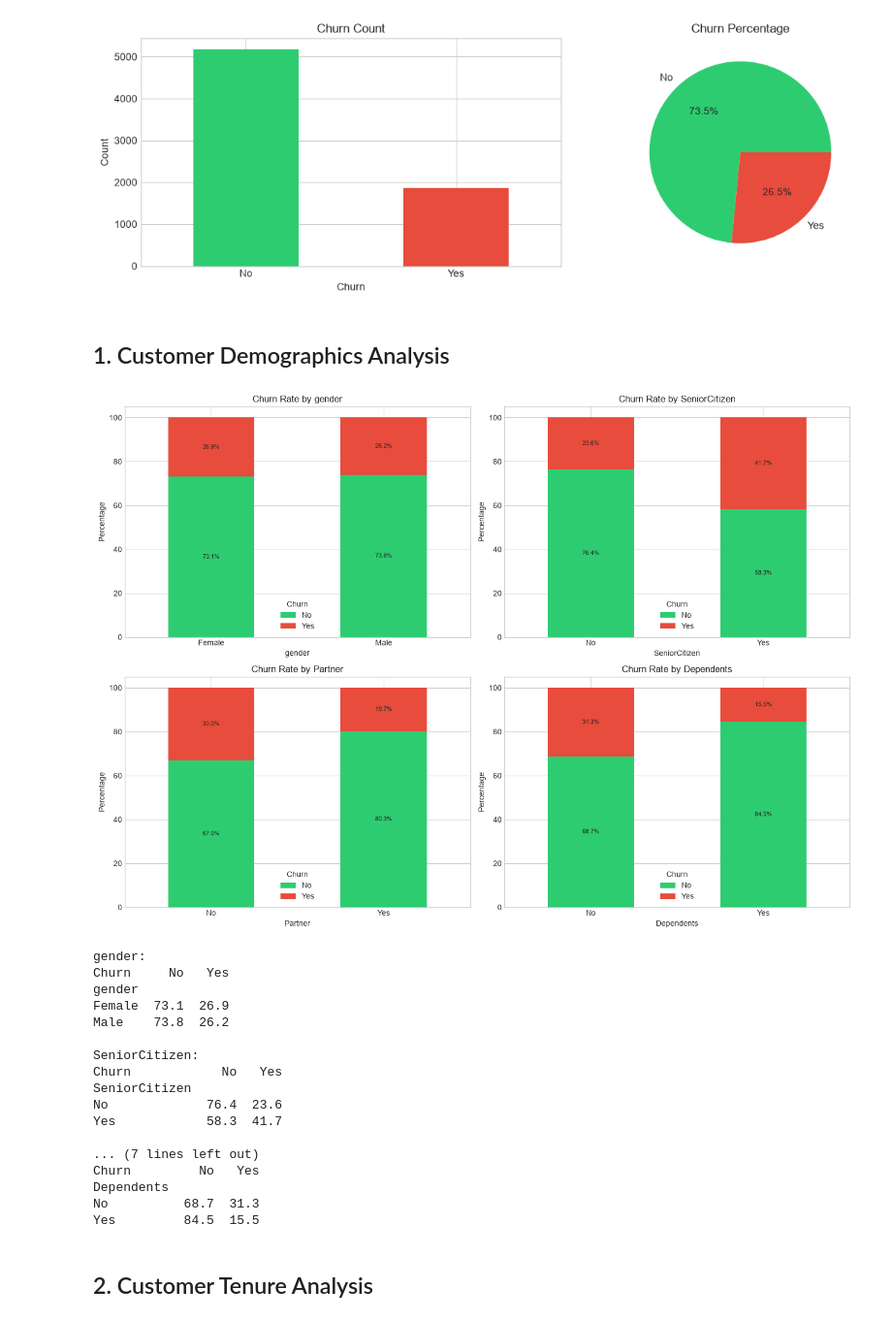
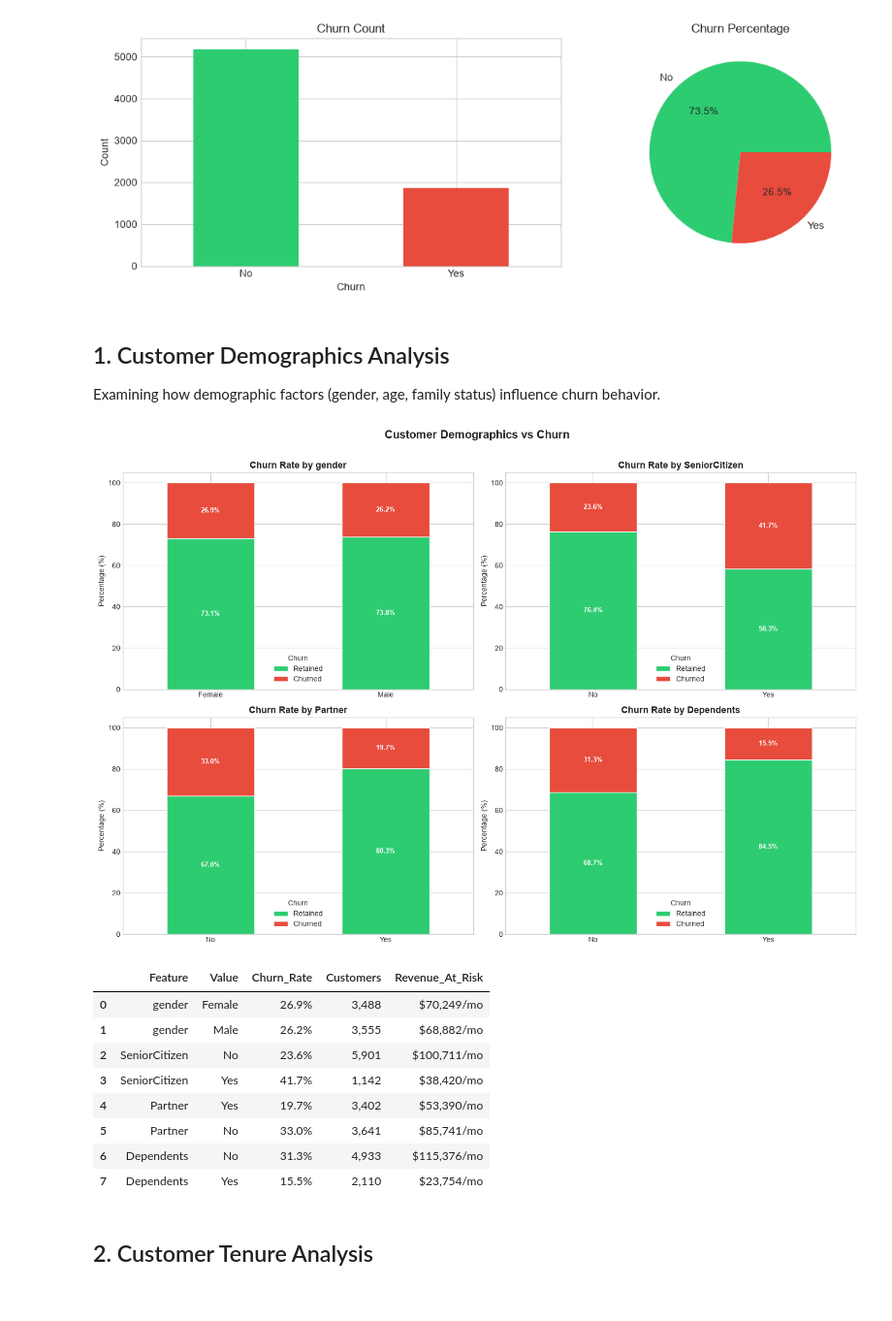
Before and after one commit to UmerAnsari-developer/EDA_Projects, a Jupyter notebook: Customer_Churn_Analysis/Customer_Churn_Analysis.ipynb, the cells around one changed output. Shown at 97% size. Cells and saved outputs as stored; diff of their text form; code cells hidden in the pictures.

Commit message:
Professionalize insights section, enhance demographics analysis

```diff
--- a/Customer_Churn_Analysis/Customer_Churn_Analysis.ipynb
+++ b/Customer_Churn_Analysis/Customer_Churn_Analysis.ipynb
@@ -149,52 +149,52 @@ Churn Rate: 26.54%
 [figure]
 # %% [markdown]
 ## 1. Customer Demographics Analysis
+
+Examining how demographic factors (gender, age, family status) influence churn behavior.
 # %%
-# Demographics vs Churn
 demo_cols = ['gender', 'SeniorCitizen', 'Partner', 'Dependents']
-
-fig, axes = plt.subplots(2, 2, figsize=(14, 10))
+fig, axes = plt.subplots(2, 2, figsize=(15, 10))
 axes = axes.flatten()
 
 for i, col in enumerate(demo_cols):
-    crosstab = pd.crosstab(df[col], df['Churn'], normalize='index') * 100
-    crosstab.plot(kind='bar', stacked=True, ax=axes[i], color=['#2ecc71', '#e74c3c'])
-    axes[i].set_title(f'Churn Rate by {col}')
-    axes[i].set_ylabel('Percentage')
-    axes[i].legend(title='Churn')
+    ct = pd.crosstab(df[col], df['Churn'], normalize='index') * 100
+    ct.plot(kind='bar', stacked=True, ax=axes[i], color=['#2ecc71', '#e74c3c'], edgecolor='white')
+    axes[i].set_title(f'Churn Rate by {col}', fontsize=13, fontweight='bold')
+    axes[i].set_ylabel('Percentage (%)')
+    axes[i].set_xlabel('')
+    axes[i].legend(title='Churn', labels=['Retained', 'Churned'])
     axes[i].tick_params(axis='x', rotation=0)
+    axes[i].set_ylim(0, 105)
+    for container in axes[i].containers:
+        axes[i].bar_label(container, fmt='%.1f%%', label_type='center', fontsize=9, fontweight='bold', color='white')
 
-    # Add percentage labels
-    for container in axes[i].containers:
-        axes[i].bar_label(container, fmt='%.1f%%', label_type='center', fontsize=8)
-
+plt.suptitle('Customer Demographics vs Churn', fontsize=16, fontweight='bold', y=1.01)
 plt.tight_layout()
 plt.show()
 
-# Print exact percentages
+# Summary table
+demo_summary = []
 for col in demo_cols:
-    ct = pd.crosstab(df[col], df['Churn'], normalize='index') * 100
-    print(f'\n{col}:')
-    print(ct.round(1))
+    for val in df[col].unique():
+        mask = df[col] == val
+        rate = df.loc[mask, 'Churn'].eq('Yes').mean()
+        count = mask.sum()
+        rev = df.loc[mask & (df['Churn']=='Yes'), 'MonthlyCharges'].sum()
+        demo_summary.append({'Feature': col, 'Value': val, 'Churn_Rate': f'{rate:.1%}',
+                             'Customers': f'{count:,}', 'Revenue_At_Risk': f'${rev:,.0f}/mo'})
+
+display(pd.DataFrame(demo_summary))
 # %% [output]
-[figure, old version]
+[figure, new version]
-gender:
-Churn     No   Yes
-gender
-Female  73.1  26.9
-Male    73.8  26.2
-
-SeniorCitizen:
-Churn            No   Yes
-SeniorCitizen
-No             76.4  23.6
-Yes            58.3  41.7
-
-... (7 lines left out)
-Churn         No   Yes
-Dependents
-No          68.7  31.3
-Yes         84.5  15.5
+|  | Feature | Value | Churn_Rate | Customers | Revenue_At_Risk |
+| 0 | gender | Female | 26.9% | 3,488 | $70,249/mo |
+| 1 | gender | Male | 26.2% | 3,555 | $68,882/mo |
+| 2 | SeniorCitizen | No | 23.6% | 5,901 | $100,711/mo |
+| 3 | SeniorCitizen | Yes | 41.7% | 1,142 | $38,420/mo |
+| 4 | Partner | Yes | 19.7% | 3,402 | $53,390/mo |
+| 5 | Partner | No | 33.0% | 3,641 | $85,741/mo |
+| 6 | Dependents | No | 31.3% | 4,933 | $115,376/mo |
+| 7 | Dependents | Yes | 15.5% | 2,110 | $23,754/mo |
 # %% [markdown]
 ## 2. Customer Tenure Analysis
 # %%
```
Also changed, not shown: parts of 11 cells of this notebook.
